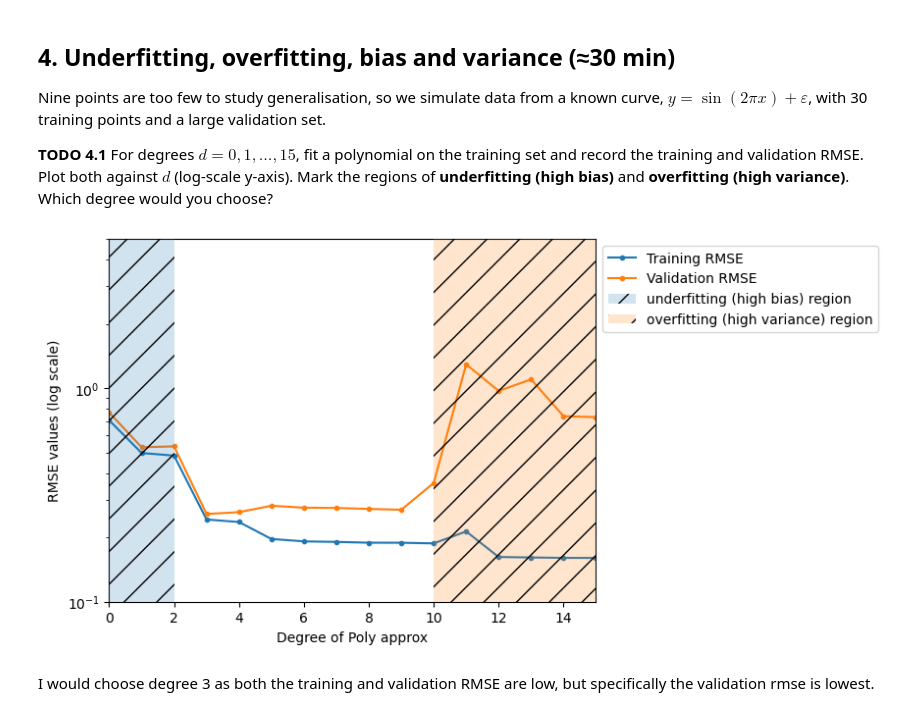
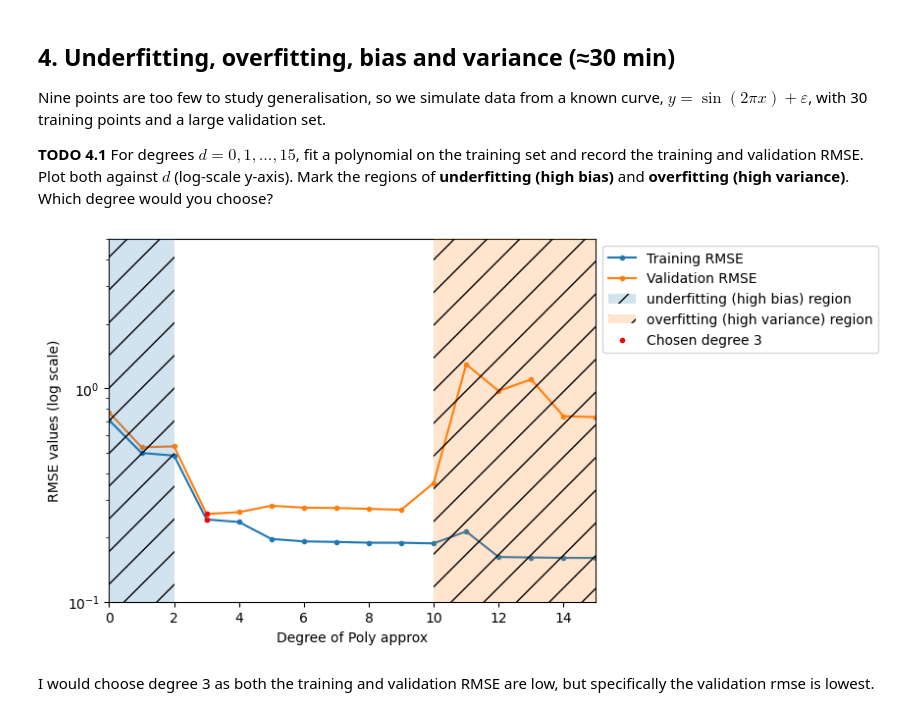
Before and after one commit to AxelTettenbornDurham/AI_lab_coursework, a Jupyter notebook: P4_multivariate_polynomial_regression.ipynb, the cells around one changed output. Cells and saved outputs as stored; diff of their text form; code cells hidden in the pictures.

```diff
--- a/P4_multivariate_polynomial_regression.ipynb
+++ b/P4_multivariate_polynomial_regression.ipynb
@@ -244,31 +257,33 @@ training and validation RMSE. Plot both against $d$ (log-scale y-axis). Mark the
 # %%
 def make_sine(n, noise=0.25, seed=None):
     g = np.random.default_rng(seed)
     x = g.uniform(0, 1, n)
     return x, np.sin(2 * np.pi * x) + g.normal(0, noise, n)
 
 x_tr, y_tr = make_sine(30, seed=1)
 x_va, y_va = make_sine(1000, seed=2)
 degrees = range(0, 16)
 
 def rmse_of(f, x, y):
     return np.sqrt(np.mean((f(x) - y) ** 2))
 
 rmse_va = []
 rmse_tr = []
 for d in degrees:
     predict = fit_poly(x_tr, y_tr, d)
     rmse_tr.append(rmse_of(predict, x_tr, y_tr))
     rmse_va.append(rmse_of(predict, x_va, y_va))
 plt.plot(degrees, rmse_tr, label="Training RMSE", marker='.', linestyle='-')
 plt.plot(degrees, rmse_va, label="Validation RMSE", marker='.', linestyle='-')
 
 plt.fill_between(range(0,3), np.full(3, 0), np.full(3, 10), zorder=10, hatch="/", alpha=0.2, label="underfitting (high bias) region")
 plt.fill_between(range(10,16), np.full(6, 0), np.full(6, 10), zorder=10, hatch="/", alpha=0.2, label="overfitting (high variance) region")
+plt.plot(3, rmse_tr[3], "r.", label="Chosen degree 3")
+plt.plot(3, rmse_va[3], "r.")
 
 plt.xlabel("Degree of Poly approx"); plt.ylabel("RMSE values (log scale)"); plt.legend(bbox_to_anchor=(1, 1)); plt.yscale("log"); plt.ylim(0.1, 5); plt.xlim(0, 15); plt.show()
 # %% [output]
-[figure, old version]
+[figure, new version]
 # %% [markdown]
 I would choose degree 3 as both the training and validation RMSE are low, but specifically the validation rmse is lowest.
 # %% [markdown]
```
Also changed, not shown: parts of 3 cells of this notebook, 1 other file.
